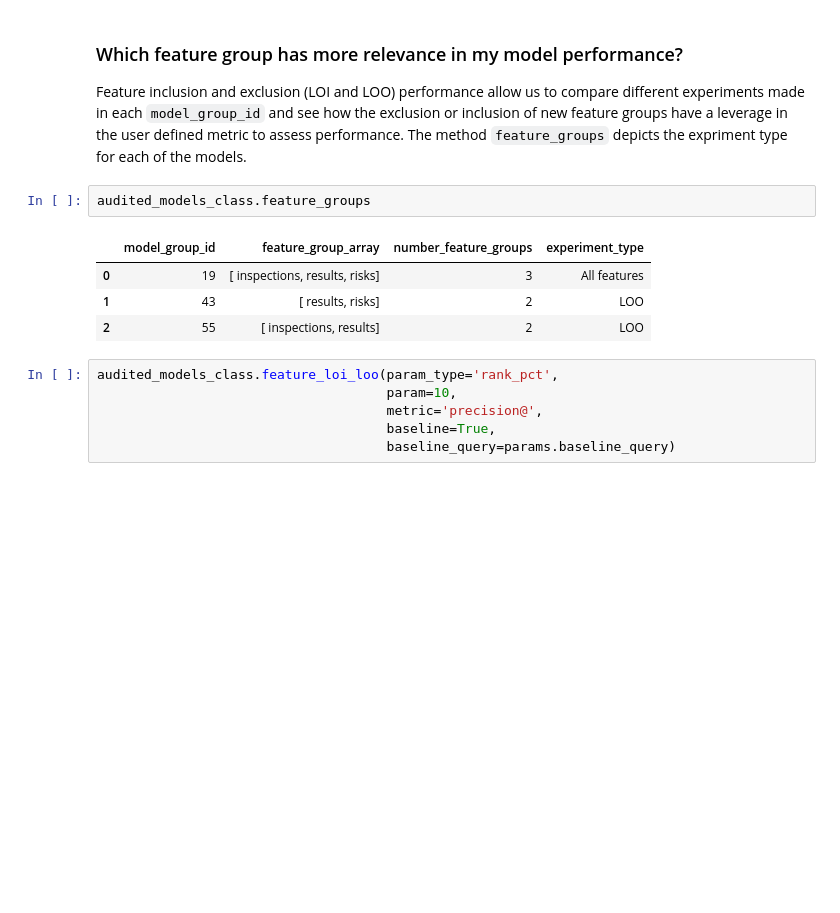
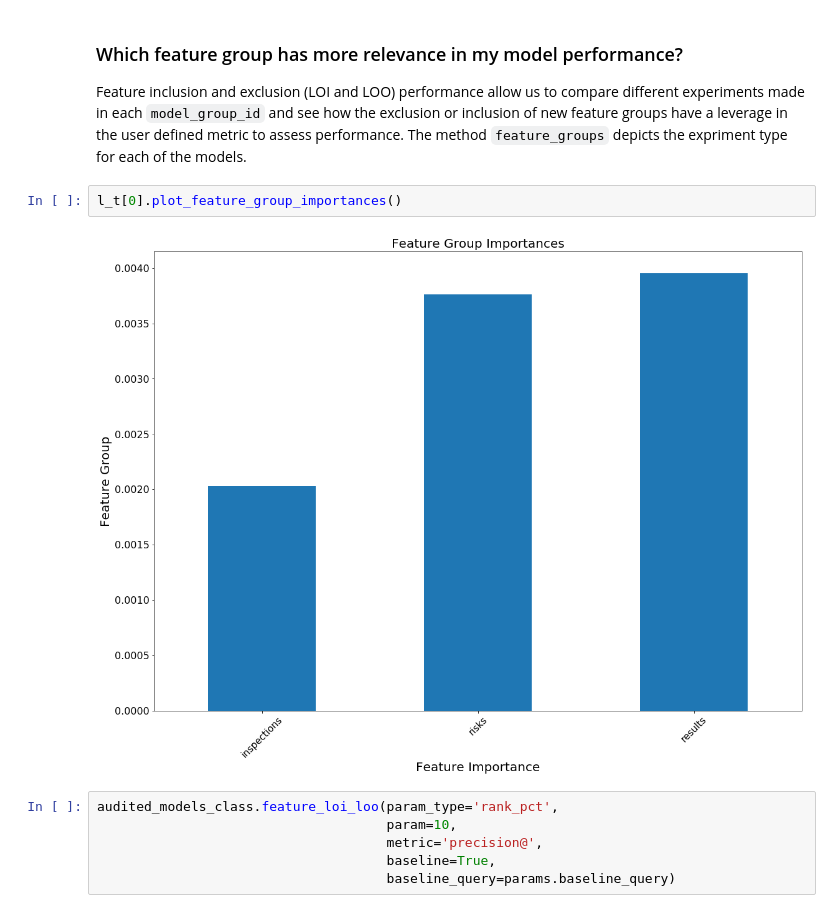
Before and after one commit to dssg/triage, a Jupyter notebook: src/triage/component/postmodeling/contrast/postmodeling_tutorial.ipynb, the cells around one changed output. Cells and saved outputs as stored; diff of their text form; blank space fills up the shorter version.

```diff
--- a/src/triage/component/postmodeling/contrast/postmodeling_tutorial.ipynb
+++ b/src/triage/component/postmodeling/contrast/postmodeling_tutorial.ipynb
@@ -174,13 +178,10 @@ l_t[0].plot_feature_importances_std_err(path= params.project_path,
 ### Which feature group has more relevance in my model performance?
 
 Feature inclusion and exclusion (LOI and LOO) performance allow us to compare different experiments made in each `model_group_id` and see how the exclusion or inclusion of new feature groups have a leverage in the user defined metric to assess performance. The method `feature_groups` depicts the expriment type for each of the models.
-# %%
-audited_models_class.feature_groups
-# %% [output]
-|  | model_group_id | feature_group_array | number_feature_groups | experiment_type |
-| 0 | 19 | [ inspections, results, risks] | 3 | All features |
-| 1 | 43 | [ results, risks] | 2 | LOO |
-| 2 | 55 | [ inspections, results] | 2 | LOO |
+# %%
+l_t[0].plot_feature_group_importances()
+# %% [output]
+[figure, added]
 # %%
 audited_models_class.feature_loi_loo(param_type='rank_pct',
                                      param=10,
```
Also changed, not shown: parts of 4 cells of this notebook, 1 other file.
